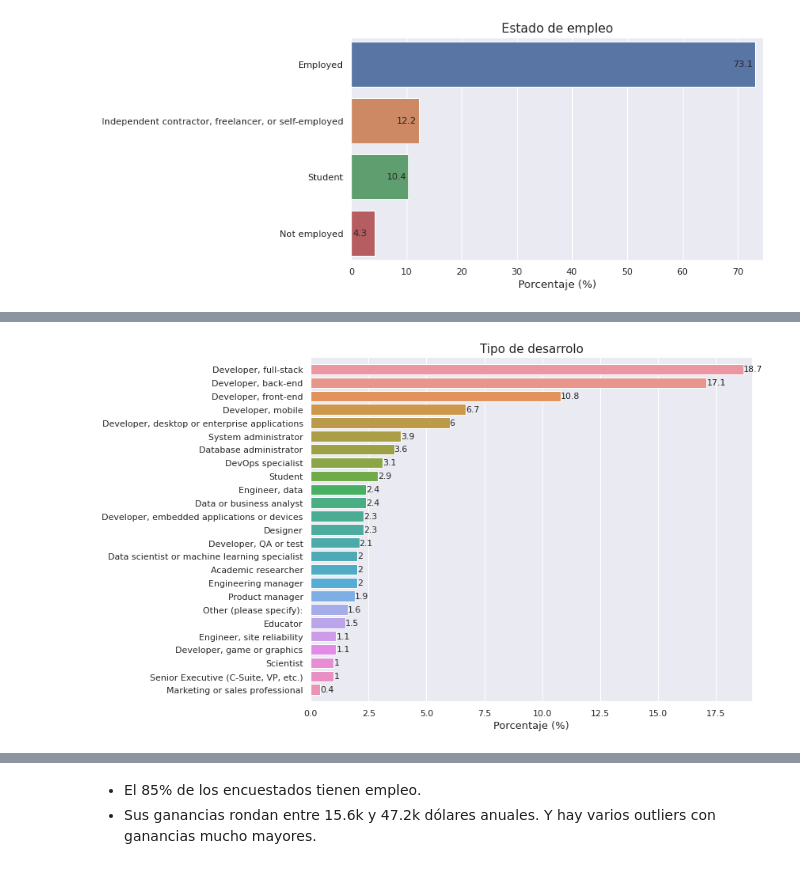
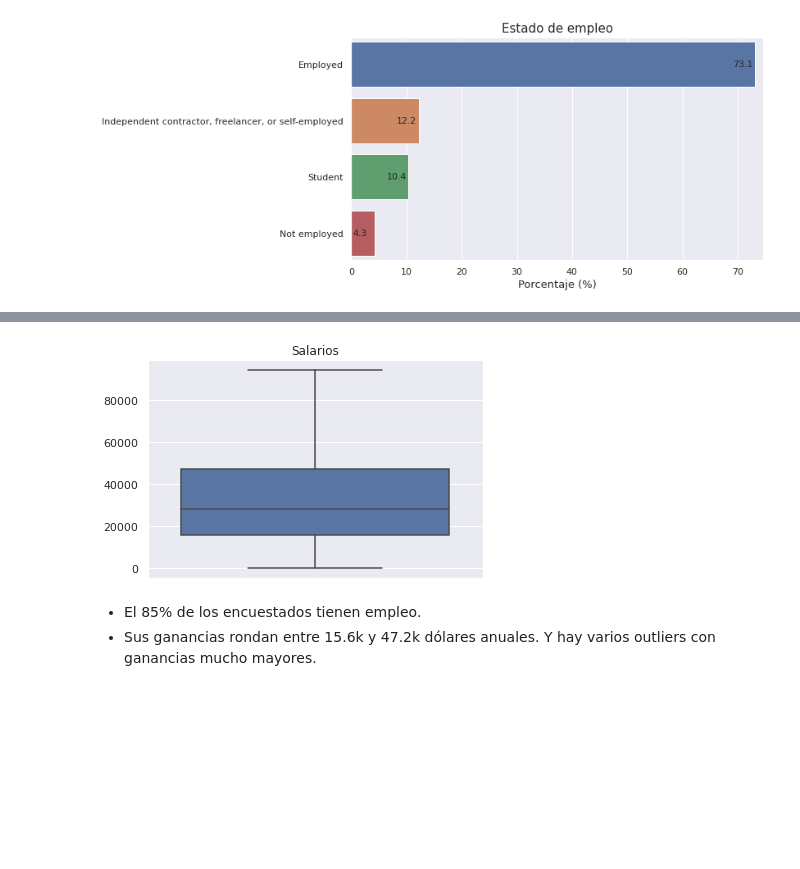
Before and after one commit to anthonymanotoa/survey-dev, a Jupyter notebook: notebooks/2-exploration.ipynb, the cells around one changed output, grey strips where cells are left out. Drawn from its saved outputs; the diff is of its cells as text; code cells hidden in the pictures; blank space fills up the shorter version.

```diff
--- a/notebooks/2-exploration.ipynb
+++ b/notebooks/2-exploration.ipynb
@@ -195,7 +163,7 @@ df_DevType = (split_multicolumn(df.DevType).sum()/total_d).sort_values(ascending
-# %%
-barploth_normalized(df_DevType, title='Tipo de desarrolo', figsize=(10, 8), padding=0)
-# %% [output]
-[figure, removed]
 # %%
-px.histogram(df, x='ConvertedCompYearly', marginal='box', title='Salarios')
+# px.histogram(df, x='ConvertedCompYearly', marginal='box', title='Salarios')
+sns.boxplot(y='ConvertedCompYearly', data=df, showfliers=False)
+plt.title('Salarios')
+plt.ylabel(None)
+plt.show()
 # %% [output]
@@ -203,3 +170,4 @@ px.histogram(df, x='ConvertedCompYearly', marginal='box', title='Salarios')
+[figure, added]
 # %% [markdown]
 - El 85% de los encuestados tienen empleo.
 - Sus ganancias rondan entre 15.6k y 47.2k dólares anuales. Y hay varios outliers con ganancias mucho mayores.
```
Also changed, not shown: parts of 22 cells of this notebook, 3 other files.
